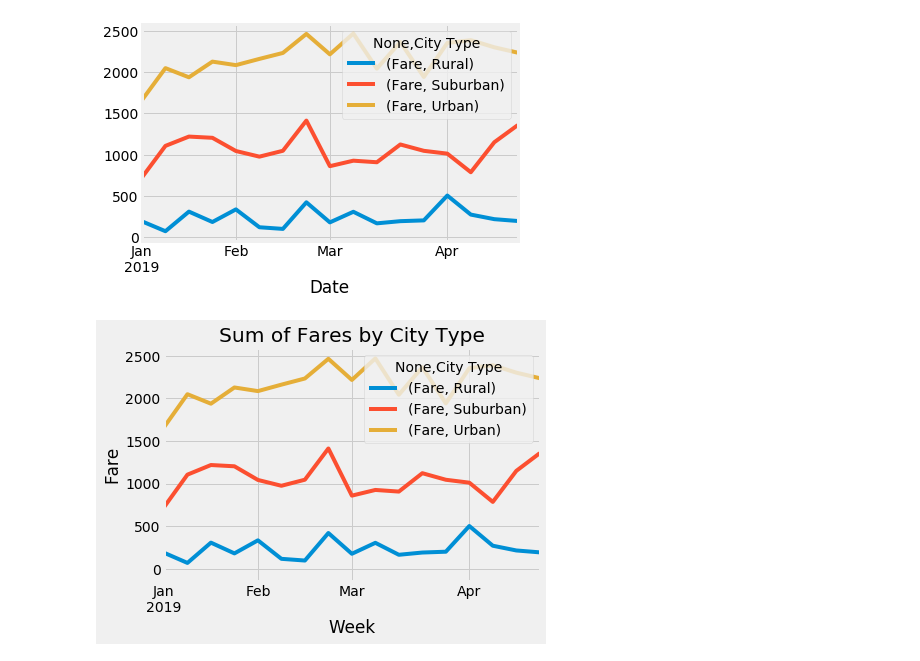
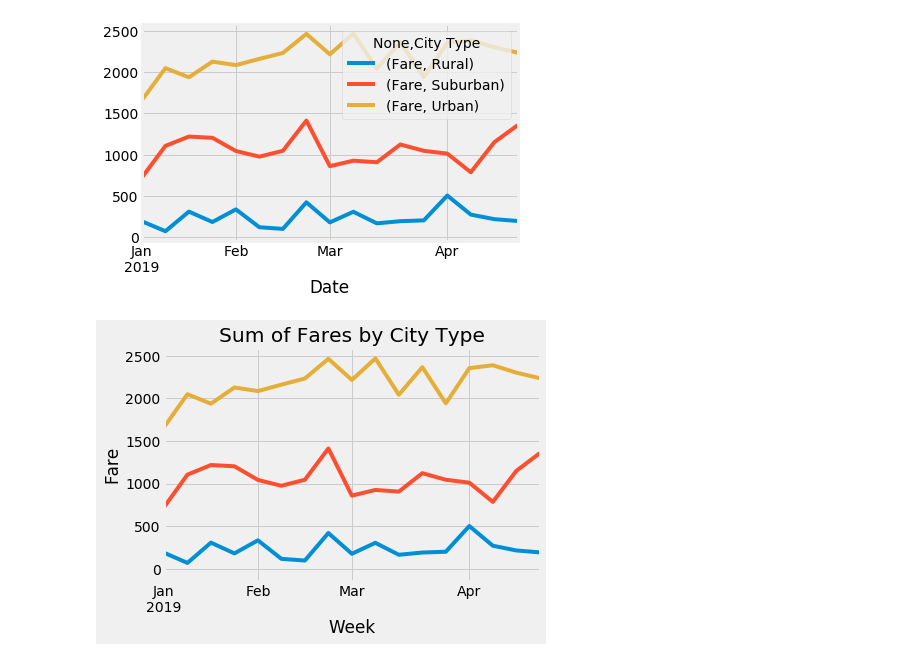
Before and after one commit to swund283/PyBer_Analysis, a Jupyter notebook: PyBer.ipynb, the cells around one changed output. Saved outputs shown, nothing was run; the diff lists cells and outputs as text; code cells hidden in the pictures.

Commit message:
updated graph

```diff
--- a/PyBer.ipynb
+++ b/PyBer.ipynb
@@ -1029,26 +1029,27 @@ ax = week_dates_pt.plot()
 # %%
 plt.style.use('fivethirtyeight')
 
 x = np.linspace(0, 10)
 
 # Fixing random state for reproducibility
 np.random.seed(19680801)
 
 ax = week_dates_pt.plot()
 
 ax.plot(x, np.sin(x) + x + np.random.randn(50))
 ax.plot(x, np.sin(x) + 0.5 * x + np.random.randn(50))
 ax.plot(x, np.sin(x) + 2 * x + np.random.randn(50))
 ax.plot(x, np.sin(x) - 0.5 * x + np.random.randn(50))
 ax.plot(x, np.sin(x) - 2 * x + np.random.randn(50))
 ax.plot(x, np.sin(x) + np.random.randn(50))
 ax.set_title("Sum of Fares by City Type")
 ax.set_xlabel("Week")
 ax.set_ylabel("Fare")
+ax.get_legend().remove()
 
 # Save Figure
 plt.savefig("analysis/Sum_of_fares_by_city_type")
 
 plt.show()
 # %% [output]
-[figure, old version]
+[figure, new version]
```
